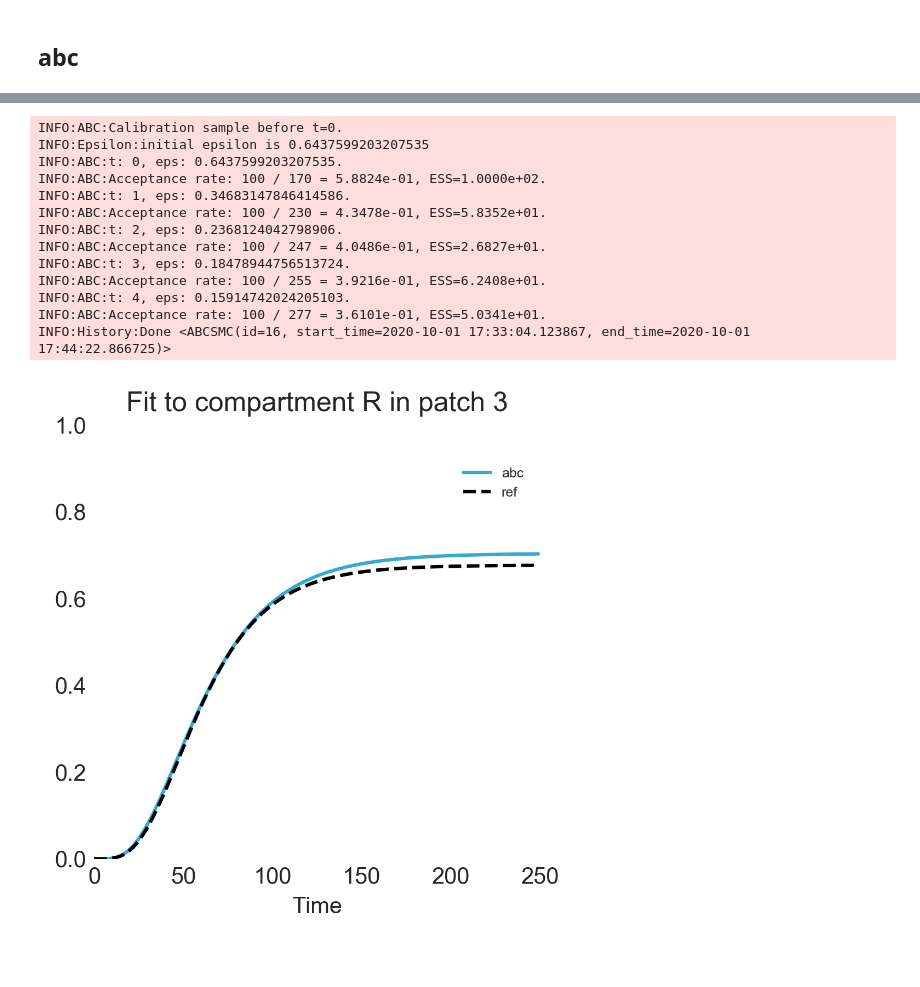
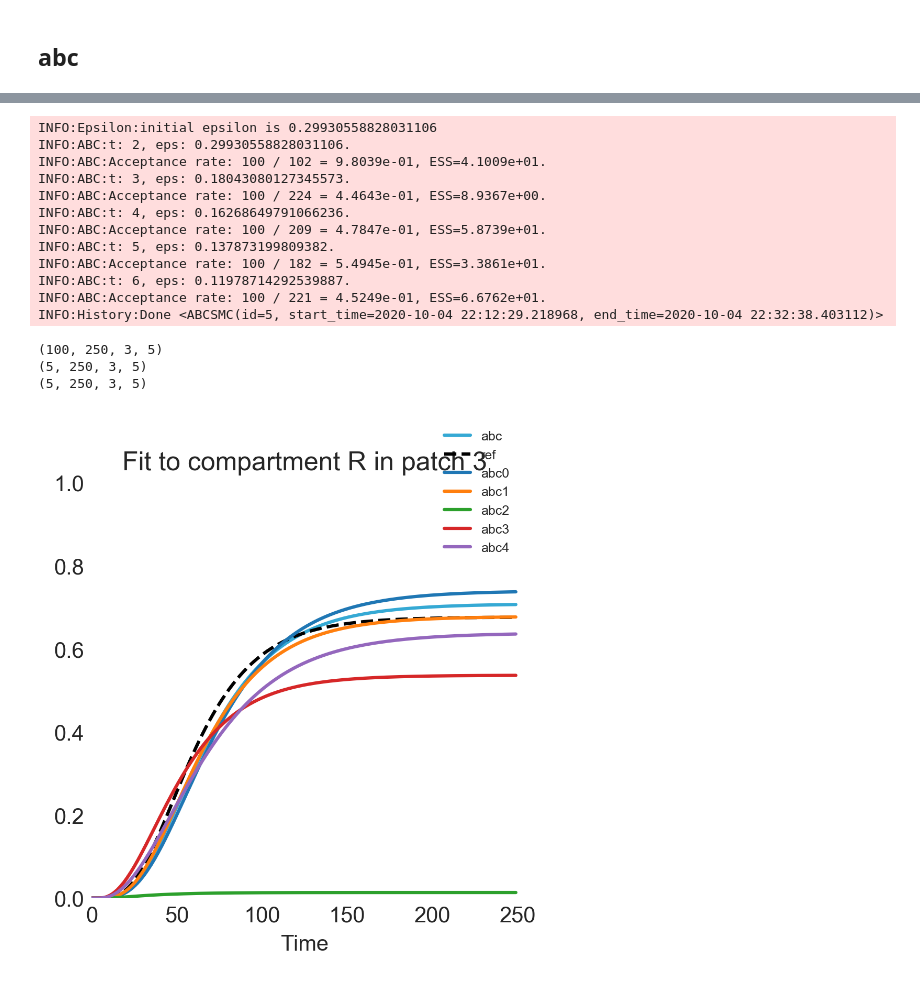
Before and after one commit to ur-whitelab/py0, a Jupyter notebook: examples/abc_fit.ipynb, the cells around one changed output, grey strips where cells are left out. Cells and saved outputs as stored; diff of their text form; code cells hidden in the pictures.

Commit message:
got fit for all methods. Need to reduce MaxEnt number of parameters

```diff
--- a/examples/abc_fit.ipynb
+++ b/examples/abc_fit.ipynb
@@ -170,11 +170,11 @@ Restraints are set on this time range: [0, 100]
 # %% [markdown]
 ## abc
 # %%
-start_infected = 0.01
-start_asymptomatic = 0.02
-E_time = 5
+start_infected = 0.001
+start_asymptomatic = 0.001
+E_time = 8
 A_time = 2
-I_time = 10
+I_time = 15
 
 
 abc_param_keys = ['start_infected', 'start_asymptomatic', 'E_time', 'A_time', 'I_time']
@@ -189,9 +189,9 @@ def metapop_wraper(start_infected, start_asymptomatic, E_time, A_time, I_time):
     compartments = ['E', 'A', 'I', 'R']
     infections_compartments = [1,2]
     tmat = maxentep.TransitionMatrix(compartments, infections_compartments)
-    tmat.add_transition('E', 'A', E_time, 5)
-    tmat.add_transition('A', 'I', A_time, 5)
-    tmat.add_transition('I', 'R', I_time, 5)
+    tmat.add_transition('E', 'A', E_time, 0)
+    tmat.add_transition('A', 'I', A_time, 0)
+    tmat.add_transition('I', 'R', I_time, 0)
     infect_fxn_abc = maxentep.contact_infection_func(infections_compartments)
     timesteps = 250
     meta_model = maxentep.MetaModel(infect_fxn_abc, timesteps, populations=population_fraction)
@@ -236,11 +247,11 @@ abc_result = abc_model(abc_parameters)
 # R_norm, start, beta, E_time, A_time, I_time
 parameter_priors = pyabc.Distribution(# R_norm=pyabc.RV("norm", sbi_param_values[0], 1),
 #                                 start=pyabc.RV("norm", sbi_param_values[0], 0.01),
-                                start_infected=pyabc.RV("norm", abc_param_values[0], 0.01),
-                                start_asymptomatic=pyabc.RV("norm", abc_param_values[1], 0.01),
-                                E_time=pyabc.RV("norm", abc_param_values[2], 5),
-                                A_time=pyabc.RV("norm", abc_param_values[3], 5),
-                                I_time=pyabc.RV("norm", abc_param_values[4], 5))
+                                start_infected=pyabc.RV("truncnorm", 0, 0.5, abc_param_values[0], 0.5),
+                                start_asymptomatic=pyabc.RV("truncnorm", 0, 0.5, abc_param_values[1], 0.5),
+                                E_time=pyabc.RV("norm", abc_param_values[2], 1),
+                                A_time=pyabc.RV("norm", abc_param_values[3], 3),
+                                I_time=pyabc.RV("norm", abc_param_values[4], 4))
 
-print(parameter_priors )
+print(type(parameter_priors) )
 # %% [output]
@@ -260,35 +271,46 @@ INFO:History:Start <ABCSMC(id=16, start_time=2020-10-01 17:33:04.123867, end_tim
 # %%
 import logging
 tf.get_logger().setLevel(logging.ERROR)
-history = abc.run(minimum_epsilon=0.1, max_nr_populations=5)
+history = abc.run(minimum_epsilon=0.01, max_nr_populations=5)
 # %% [output]
-INFO:ABC:Calibration sample before t=0.
-INFO:Epsilon:initial epsilon is 0.6437599203207535
-INFO:ABC:t: 0, eps: 0.6437599203207535.
-INFO:ABC:Acceptance rate: 100 / 170 = 5.8824e-01, ESS=1.0000e+02.
-INFO:ABC:t: 1, eps: 0.34683147846414586.
-INFO:ABC:Acceptance rate: 100 / 230 = 4.3478e-01, ESS=5.8352e+01.
-INFO:ABC:t: 2, eps: 0.2368124042798906.
-INFO:ABC:Acceptance rate: 100 / 247 = 4.0486e-01, ESS=2.6827e+01.
-INFO:ABC:t: 3, eps: 0.18478944756513724.
-INFO:ABC:Acceptance rate: 100 / 255 = 3.9216e-01, ESS=6.2408e+01.
-INFO:ABC:t: 4, eps: 0.15914742024205103.
-INFO:ABC:Acceptance rate: 100 / 277 = 3.6101e-01, ESS=5.0341e+01.
-INFO:History:Done <ABCSMC(id=16, start_time=2020-10-01 17:33:04.123867, end_time=2020-10-01 17:44:22.866725)>
+INFO:Epsilon:initial epsilon is 0.29930558828031106
+INFO:ABC:t: 2, eps: 0.29930558828031106.
+INFO:ABC:Acceptance rate: 100 / 102 = 9.8039e-01, ESS=4.1009e+01.
+INFO:ABC:t: 3, eps: 0.18043080127345573.
+INFO:ABC:Acceptance rate: 100 / 224 = 4.4643e-01, ESS=8.9367e+00.
+INFO:ABC:t: 4, eps: 0.16268649791066236.
+INFO:ABC:Acceptance rate: 100 / 209 = 4.7847e-01, ESS=5.8739e+01.
+INFO:ABC:t: 5, eps: 0.137873199809382.
+INFO:ABC:Acceptance rate: 100 / 182 = 5.4945e-01, ESS=3.3861e+01.
+INFO:ABC:t: 6, eps: 0.11978714292539887.
+INFO:ABC:Acceptance rate: 100 / 221 = 4.5249e-01, ESS=6.6762e+01.
+INFO:History:Done <ABCSMC(id=5, start_time=2020-10-04 22:12:29.218968, end_time=2020-10-04 22:32:38.403112)>
 # %%
 df, w_abc = history.get_distribution(m=0, t=history.max_t)
 abc_trajs=np.empty((len(df), ref_traj.shape[0], ref_traj.shape[1], ref_traj.shape[2]))
 for i, row in enumerate(tqdm(np.array(df))):
-    A_time, E_time_abc, I_time_abc, start_asymptomatic_abc, start_infected_abc= row[0], row[1], row[2], row[3], row[4]
+    A_time_abc, E_time_abc, I_time_abc, start_asymptomatic_abc, start_infected_abc= row[0], row[1], row[2], row[3], row[4]
     traj = metapop_wraper(start_infected_abc, start_asymptomatic_abc, E_time_abc,A_time_abc, I_time_abc)
+#     print (start_asymptomatic_abc, start_infected_abc)
     abc_trajs[i] = traj
 # %%
+print(abc_trajs.shape)
 mean_abc_traj = np.sum(abc_trajs * w_abc[:, np.newaxis, np.newaxis, np.newaxis], axis = 0)
+abc_sample_trajs = np.load('sbi_traj_folds.npy')
+sbi_sample_trajs = np.load('abc_traj_folds.npy')
+print (abc_sample_trajs.shape)
+print (sbi_sample_trajs.shape)
 fig, axs = plt.subplots( figsize=(3.5,3.5), dpi =300)
 plt.setp(plt.gca(), xlabel='Time', title='Fit to compartment R in patch 3', xlim =[0, 250], ylim =[0, 1.0], facecolor ='white' )
 plt.plot(mean_abc_traj[:,2,4], color= '#35a9d4', label='abc')
 plt.plot(ref_traj[:,2,4],linestyle='--', color= 'k', label='ref')
+# plt.plot(abc_sample_trajs[:,2,4],linestyle='--', color= 'k', label='new')
+for i in range(5):
+       plt.plot(abc_sample_trajs[i,:,2, 4], color= f'C{i}', label=f'abc{i}')
 plt.legend(bbox_to_anchor=(0.8,0.8), fontsize=6)
 np.save('mean_abc_traj',mean_abc_traj)
 # %% [output]
+(100, 250, 3, 5)
+(5, 250, 3, 5)
+(5, 250, 3, 5)
-[figure, old version]
+[figure, new version]
```
Also changed, not shown: parts of 3 cells of this notebook, 2 other files.
